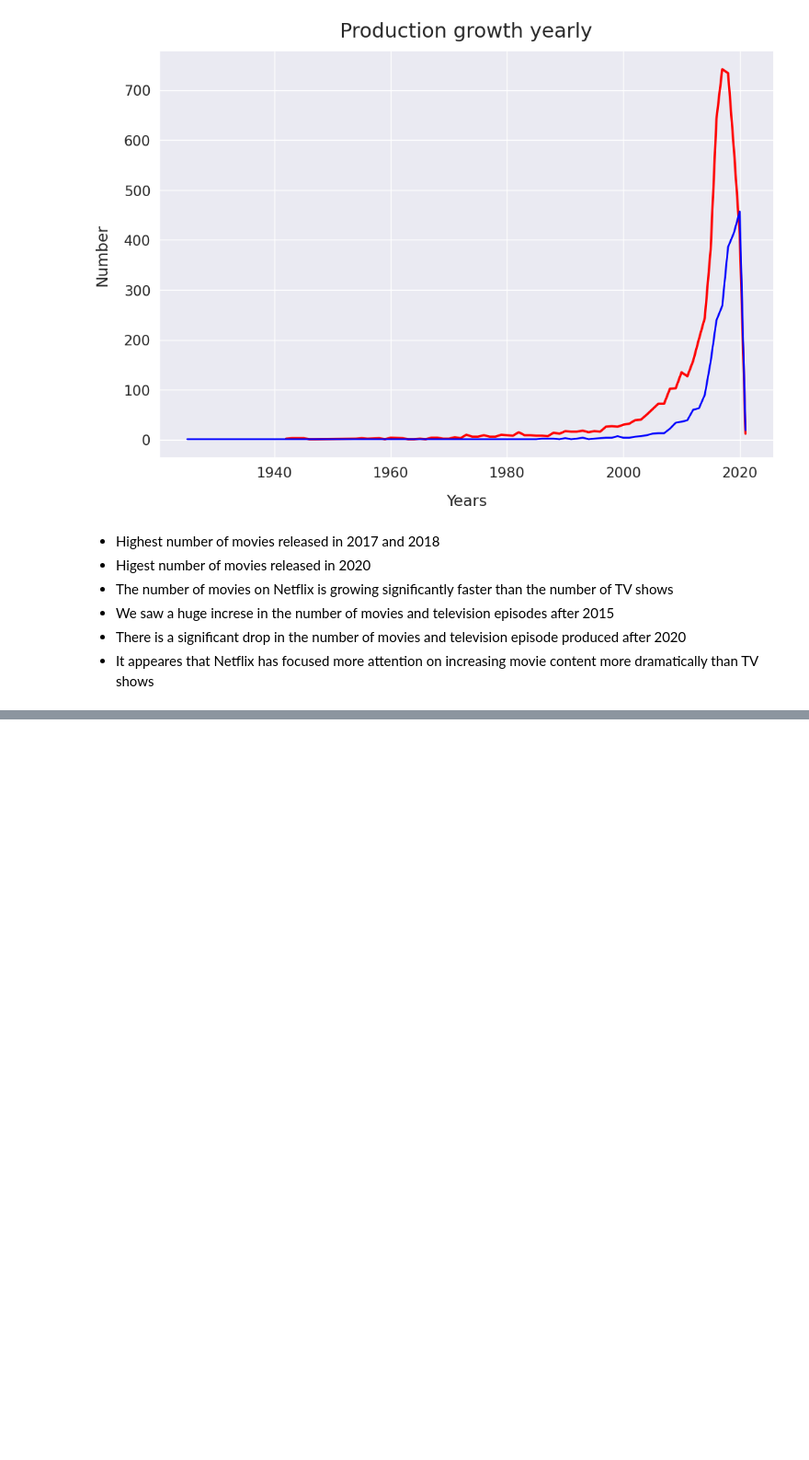
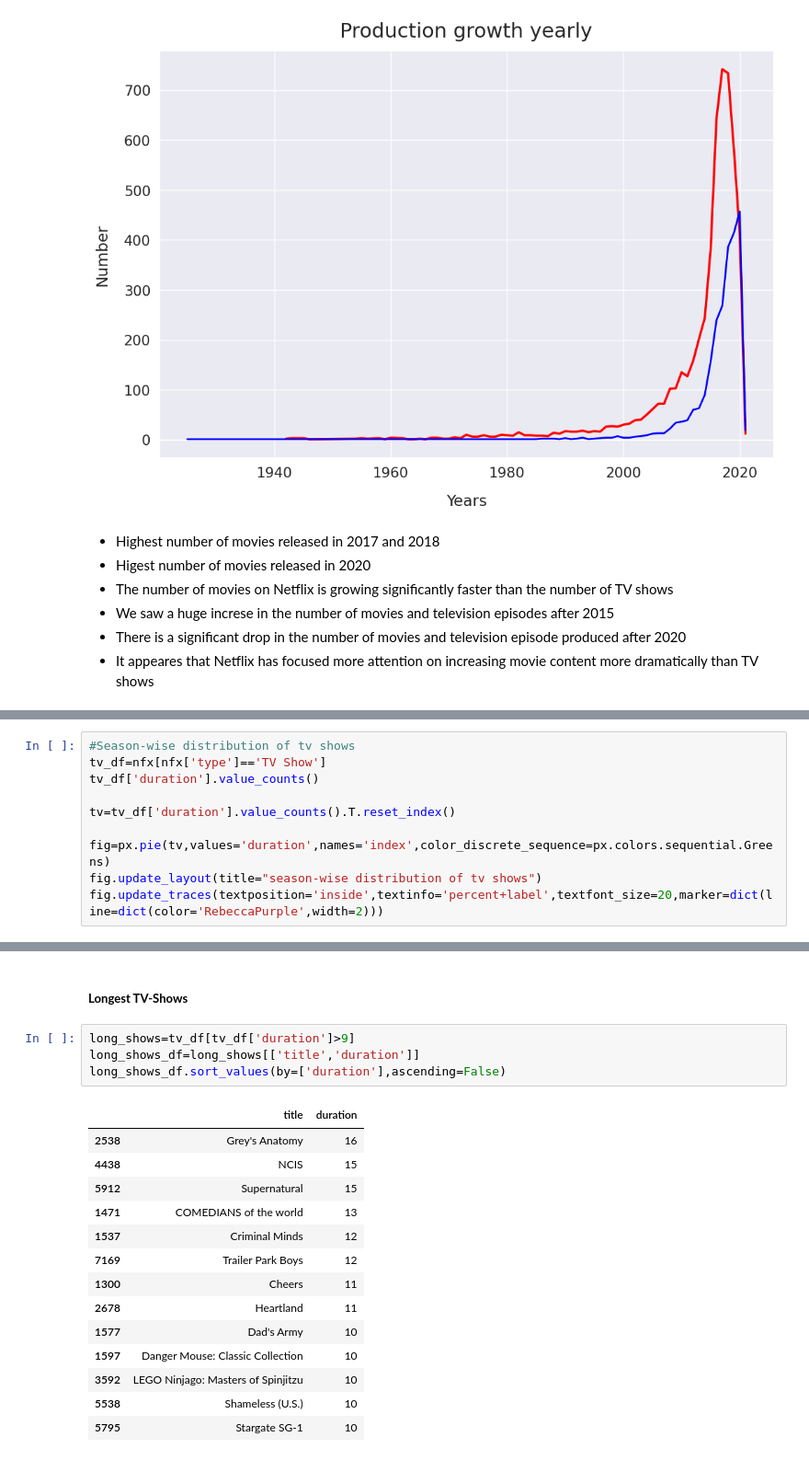
Before and after one commit to ambika1us/NETFLIX-MOVIES-AND-TV-SHOWS-CLUSTERING, a Jupyter notebook: Capstone_Project_Unsupervised_Learning.ipynb, the cells around one changed output, grey strips where cells are left out. Shown at 92% size. Cells and saved outputs as stored; diff of their text form; blank space fills up the shorter version.

```diff
--- a/Capstone_Project_Unsupervised_Learning.ipynb
+++ b/Capstone_Project_Unsupervised_Learning.ipynb
@@ -336,0 +367,10 @@ Text(0.5, 1.02, 'Production growth yearly')
+# %%
+#Season-wise distribution of tv shows
+tv_df=nfx[nfx['type']=='TV Show']
+tv_df['duration'].value_counts()
+
+tv=tv_df['duration'].value_counts().T.reset_index()
+
+fig=px.pie(tv,values='duration',names='index',color_discrete_sequence=px.colors.sequential.Greens)
+fig.update_layout(title="season-wise distribution of tv shows")
+fig.update_traces(textposition='inside',textinfo='percent+label',textfont_size=20,marker=dict(line=dict(color='RebeccaPurple',width=2)))
@@ -336,0 +379,21 @@ Text(0.5, 1.02, 'Production growth yearly')
+# %% [markdown]
+<h5><b>Longest TV-Shows</b></h5>
+# %%
+long_shows=tv_df[tv_df['duration']>9]
+long_shows_df=long_shows[['title','duration']]
+long_shows_df.sort_values(by=['duration'],ascending=False)
+# %% [output]
+|  | title | duration |
+| 2538 | Grey's Anatomy | 16 |
+| 4438 | NCIS | 15 |
+| 5912 | Supernatural | 15 |
+| 1471 | COMEDIANS of the world | 13 |
+| 1537 | Criminal Minds | 12 |
+| 7169 | Trailer Park Boys | 12 |
+| 1300 | Cheers | 11 |
+| 2678 | Heartland | 11 |
+| 1577 | Dad's Army | 10 |
+| 1597 | Danger Mouse: Classic Collection | 10 |
+| 3592 | LEGO Ninjago: Masters of Spinjitzu | 10 |
+| 5538 | Shameless (U.S.) | 10 |
+| 5795 | Stargate SG-1 | 10 |
```
Also changed, not shown: parts of 10 cells of this notebook.
